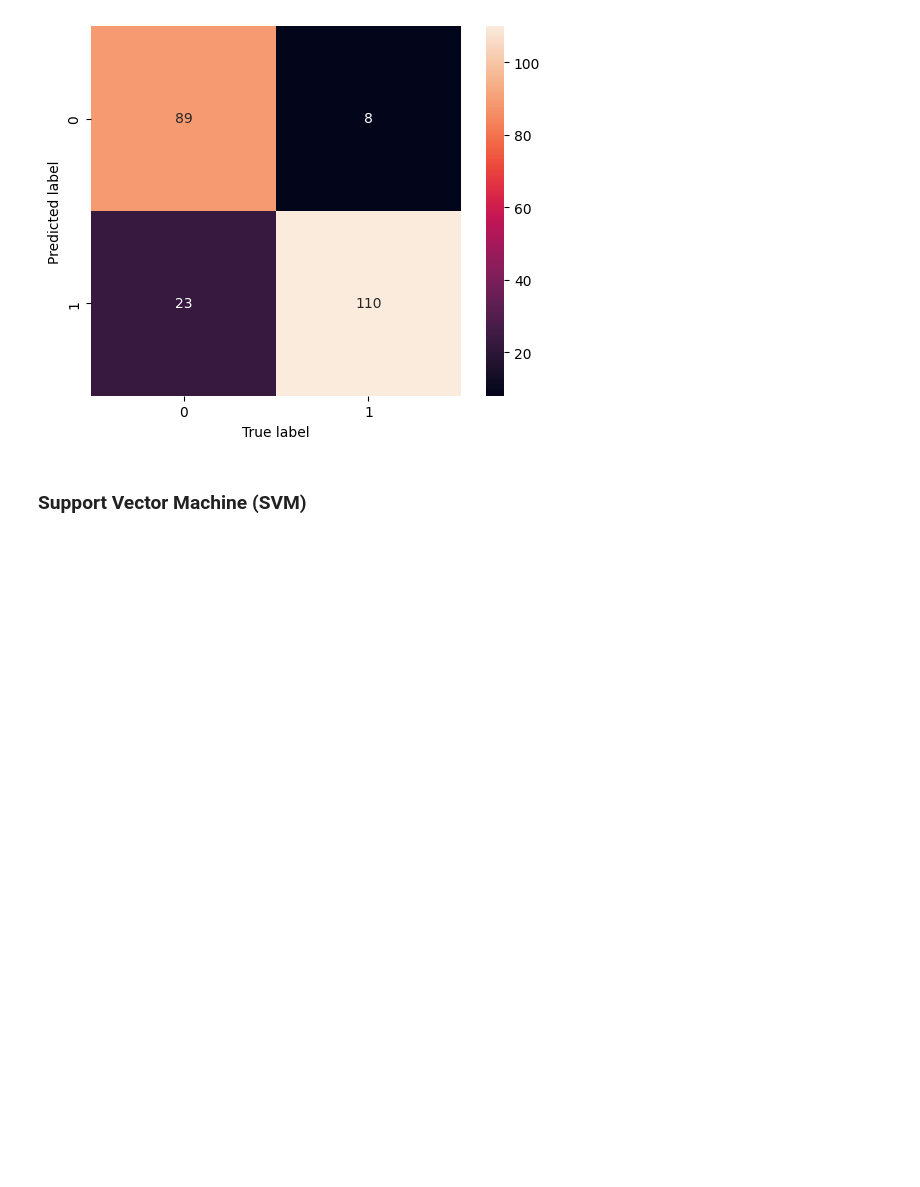
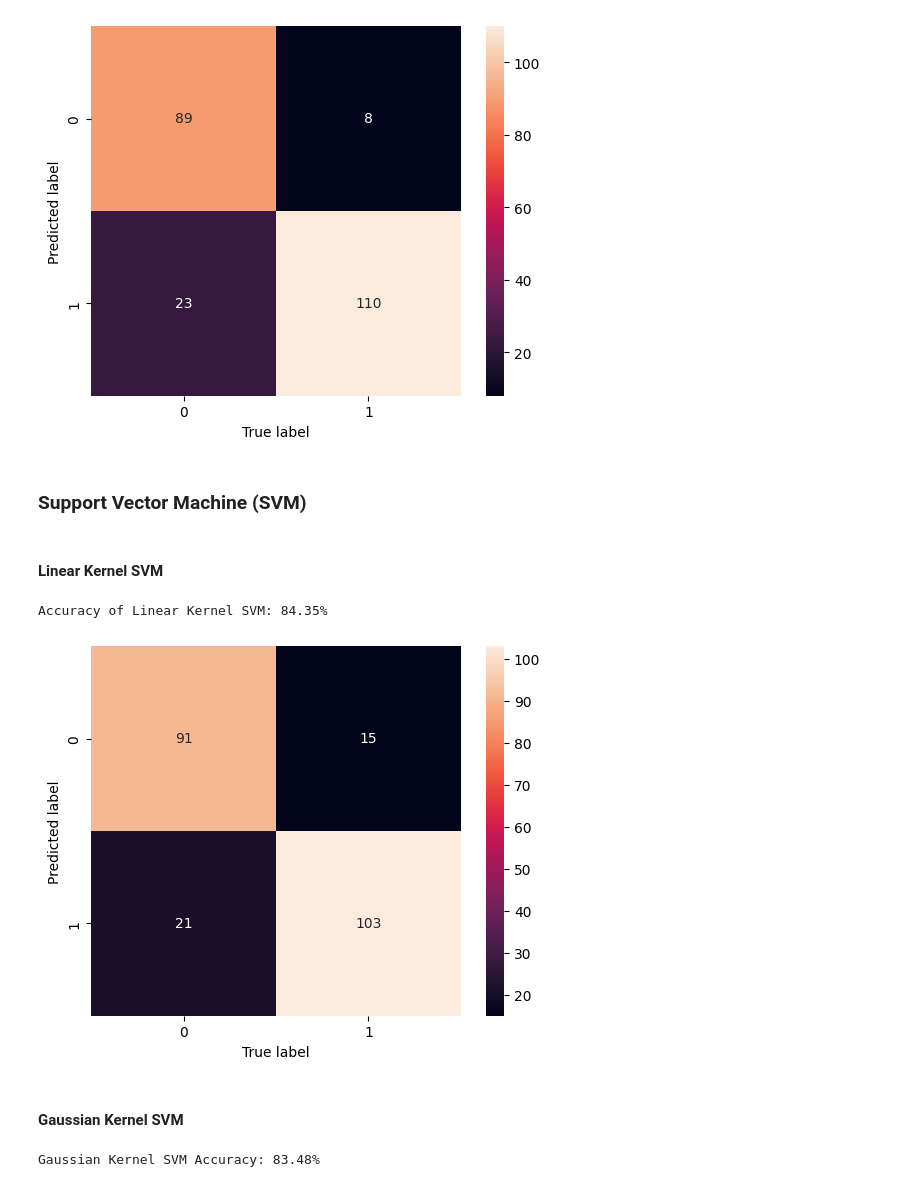
Before and after one commit to anchitr/CS677-Final-Project, a Jupyter notebook: anchitr_final_project.ipynb, the cells around one changed output. Saved outputs shown, nothing was run; the diff lists cells and outputs as text; code cells hidden in the pictures; blank space fills up the shorter version.

Commit message:
finished SVM seciton for linear and gaussian with plotted conf matrices

```diff
--- a/anchitr_final_project.ipynb
+++ b/anchitr_final_project.ipynb
@@ -533,3 +533,47 @@ plt.show()
 [figure]
 # %% [markdown]
 ### Support Vector Machine (SVM)
+# %% [markdown]
+#### Linear Kernel SVM
+# %%
+# Initialize the Linear Kernel SVM classifier
+svm_linear = SVC(kernel="linear", random_state=29)
+
+# Train the classifier on the training data
+svm_linear.fit(X_train, y_train)
+
+# Predict values on the testing data
+y_pred_svm_lin = svm_linear.predict(X_test)
+# %%
+# Calculate the accuracy of the Linear SVM model
+svm_accuracy = accuracy_score(y_test, y_pred_svm_lin)
+
+# Print accuracy for Linear SVM model
+print(f"Accuracy of Linear Kernel SVM: {svm_accuracy * 100:.2f}%")
+# %% [output]
+Accuracy of Linear Kernel SVM: 84.35%
+# %%
+# Create the confusion matrix
+mat = confusion_matrix(y_test, y_pred_svm_lin)
+
+# Plot the confusion matrix
+sns.heatmap(
+    mat.T,
+    square=True,
+    annot=True,
+    fmt="d",
+    cbar=True,
+    xticklabels=np.unique(y),
+    yticklabels=np.unique(y),
+)
+
+# Define axis labels
+plt.xlabel("True label")
+plt.ylabel("Predicted label")
+
+# Display plot
+plt.show()
+# %% [output]
+[figure, added]
+# %% [markdown]
+#### Gaussian Kernel SVM
@@ -535,0 +589,8 @@ plt.show()
+# %%
+# Calculate accuracy score for the Gaussian Kernel SVM model
+gaussian_acc = accuracy_score(y_test, y_pred_gaussian)
+
+# Print model accuracy score
+print(f"Gaussian Kernel SVM Accuracy: {gaussian_acc * 100:.2f}%")
+# %% [output]
+Gaussian Kernel SVM Accuracy: 83.48%
```
Also changed, not shown: parts of 2 cells of this notebook.
